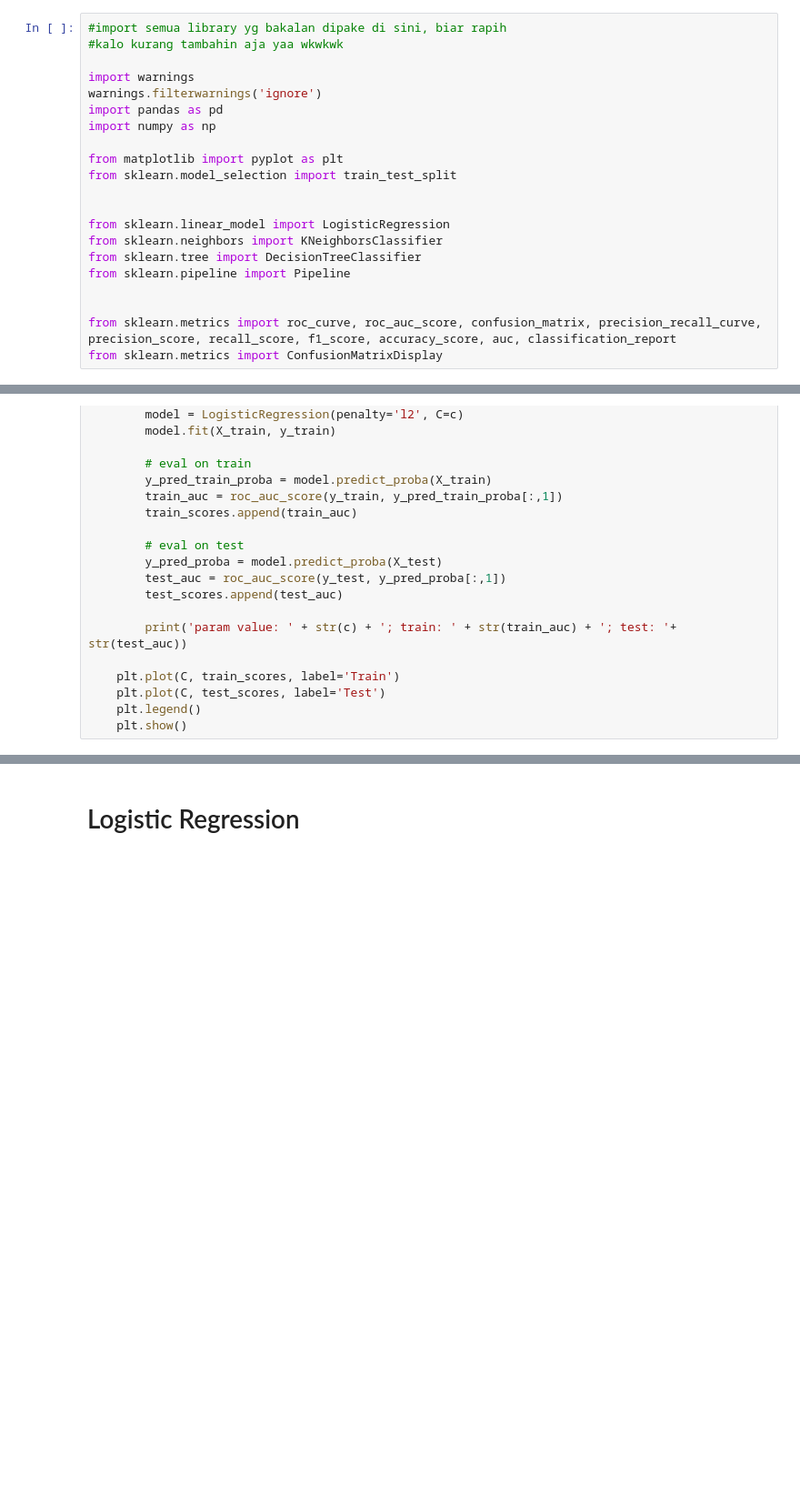
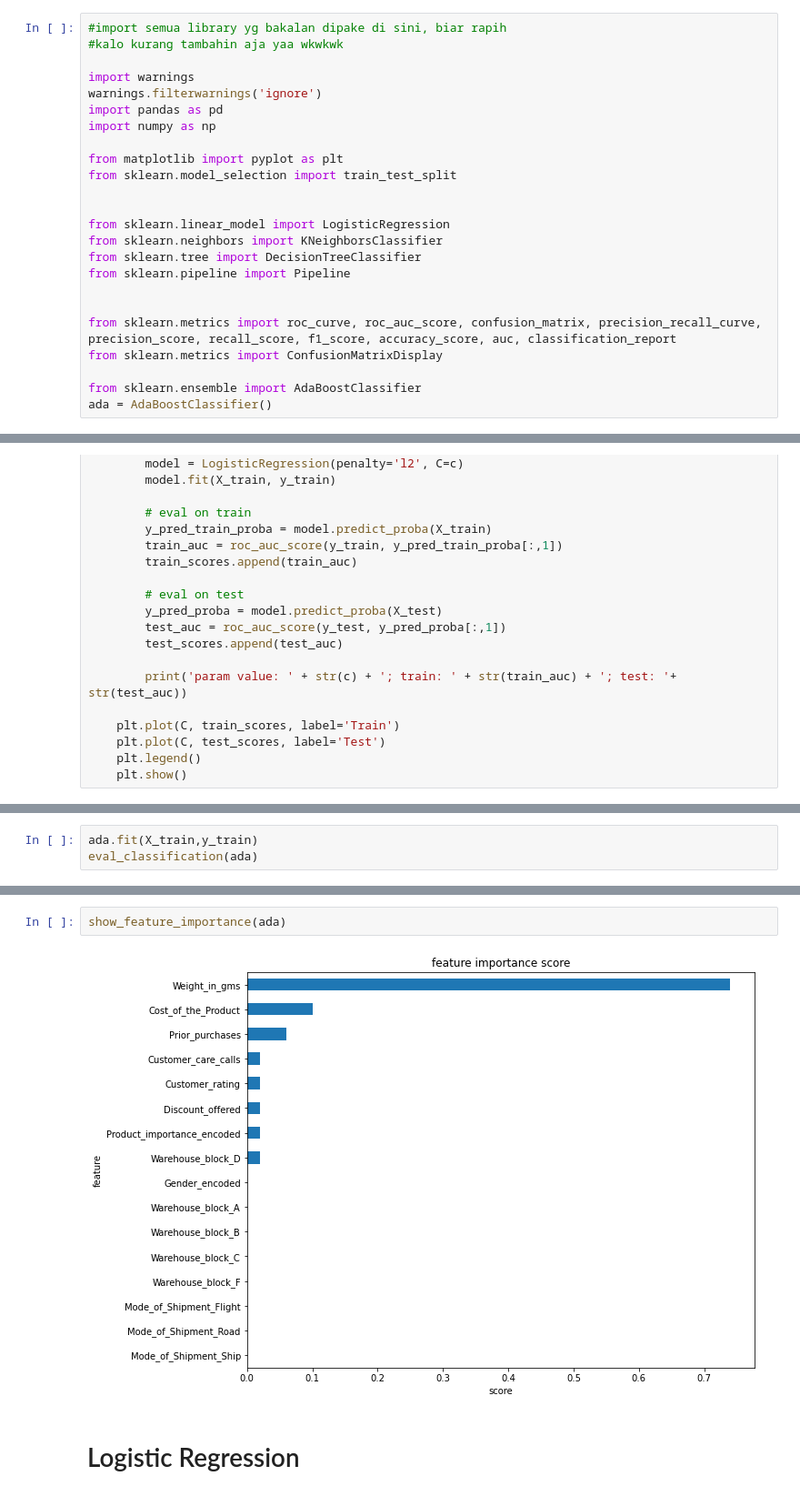
Before and after one commit to agastyaharta/Data_Slinging_Slasher, a Jupyter notebook: STAGE_3/Template_All_Classification/Template_Modelling_Iqrfiltered.ipynb, the cells around one changed output, grey strips where cells are left out. Shown at 91% size. Drawn from its saved outputs; the diff is of its cells as text; blank space fills up the shorter version.

```diff
--- a/STAGE_3/Template_All_Classification/Template_Modelling_Iqrfiltered.ipynb
+++ b/STAGE_3/Template_All_Classification/Template_Modelling_Iqrfiltered.ipynb
@@ -21,6 +21,9 @@ from sklearn.pipeline import Pipeline
 
 from sklearn.metrics import roc_curve, roc_auc_score, confusion_matrix, precision_recall_curve, precision_score, recall_score, f1_score, accuracy_score, auc, classification_report
 from sklearn.metrics import ConfusionMatrixDisplay
+
+from sklearn.ensemble import AdaBoostClassifier
+ada = AdaBoostClassifier()
 # %%
 df_train_iqrfiltered = pd.read_csv('processed_dataset/Train/processed_Train_IQR_filtered.csv')
 df_test_iqrfiltered = pd.read_csv('processed_dataset/Test/processed_Test_IQR_filtered.csv')
@@ -133,0 +137,3 @@ def draw_learning_curve(param_values):
+# %%
+ada.fit(X_train,y_train)
+eval_classification(ada)
@@ -134,3 +158,7 @@ def draw_learning_curve(param_values):
+# %%
+show_feature_importance(ada)
+# %% [output]
+[figure, added]
 # %% [markdown]
 # Logistic Regression
 # %% [markdown]
```
Also changed, not shown: parts of 2 cells of this notebook, 1 other file.
